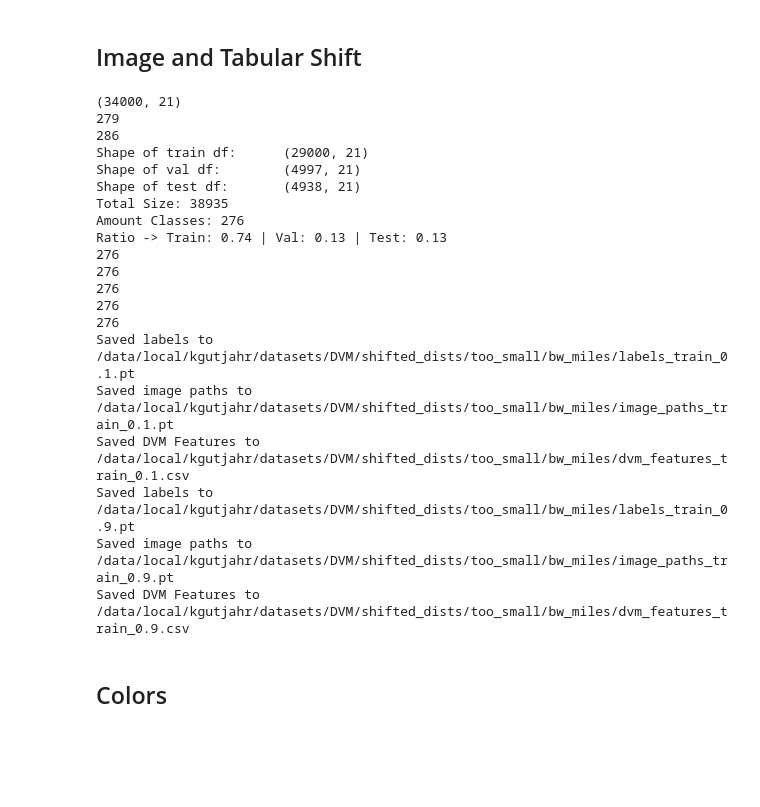
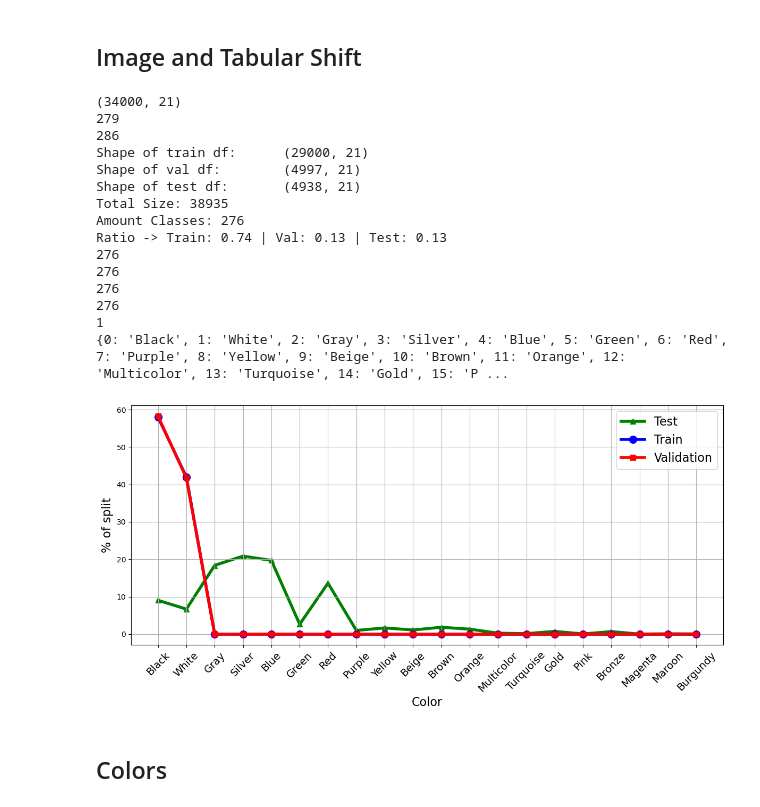
Before and after one commit to kgutjahr/STiL-TTA, a Jupyter notebook: data/create_shifted_data.ipynb, the cells around one changed output. Saved outputs shown, nothing was run; the diff lists cells and outputs as text; code cells hidden in the pictures; blank space fills up the shorter version.

```diff
--- a/data/create_shifted_data.ipynb
+++ b/data/create_shifted_data.ipynb
@@ -939,29 +948,25 @@ ratio = [29000, 5000, 5000]
 double_shift = {"split": [{"Color": "White"}, {"Color": "Black"}, {"Runned_Miles": (">=", 15000.0)}, {"Runned_Miles": ("<=", 90000.0)}], "split_cond": "or", "ratio": ratio, "mode": 1}
 double_shift_dir = os.path.join(SHIFTED_DIR, "bw_miles")
 # %%
-double_shift_split = create_split(split_config=double_shift, k=0.1, feature_name="Black_Miles", feature="Runned_Miles", histogram=True)
+double_shift_split = create_split(split_config=double_shift, k=1.0, feature_name="Color", feature="Color", histogram=False, denorm_plot=False)
 save_splits(split_dict=double_shift_split, dir=double_shift_dir, k=0.1)
 # %% [output]
 (34000, 21)
 279
 286
 Shape of train df:      (29000, 21)
 Shape of val df:        (4997, 21)
 Shape of test df:       (4938, 21)
 Total Size: 38935
 Amount Classes: 276
 Ratio -> Train: 0.74 | Val: 0.13 | Test: 0.13
 276
 276
 276
 276
-276
-Saved labels to /data/local/kgutjahr/datasets/DVM/shifted_dists/too_small/bw_miles/labels_train_0.1.pt
-Saved image paths to /data/local/kgutjahr/datasets/DVM/shifted_dists/too_small/bw_miles/image_paths_train_0.1.pt
-Saved DVM Features to /data/local/kgutjahr/datasets/DVM/shifted_dists/too_small/bw_miles/dvm_features_train_0.1.csv
-Saved labels to /data/local/kgutjahr/datasets/DVM/shifted_dists/too_small/bw_miles/labels_train_0.9.pt
-Saved image paths to /data/local/kgutjahr/datasets/DVM/shifted_dists/too_small/bw_miles/image_paths_train_0.9.pt
-Saved DVM Features to /data/local/kgutjahr/datasets/DVM/shifted_dists/too_small/bw_miles/dvm_features_train_0.9.csv
+1
+{0: 'Black', 1: 'White', 2: 'Gray', 3: 'Silver', 4: 'Blue', 5: 'Green', 6: 'Red', 7: 'Purple', 8: 'Yellow', 9: 'Beige', 10: 'Brown', 11: 'Orange', 12: 'Multicolor', 13: 'Turquoise', 14: 'Gold', 15: 'P ...
+[figure, added]
 # %% [markdown]
 ## Colors
 # %% [markdown]
```
Also changed, not shown: parts of 12 cells of this notebook, 59 other files.
